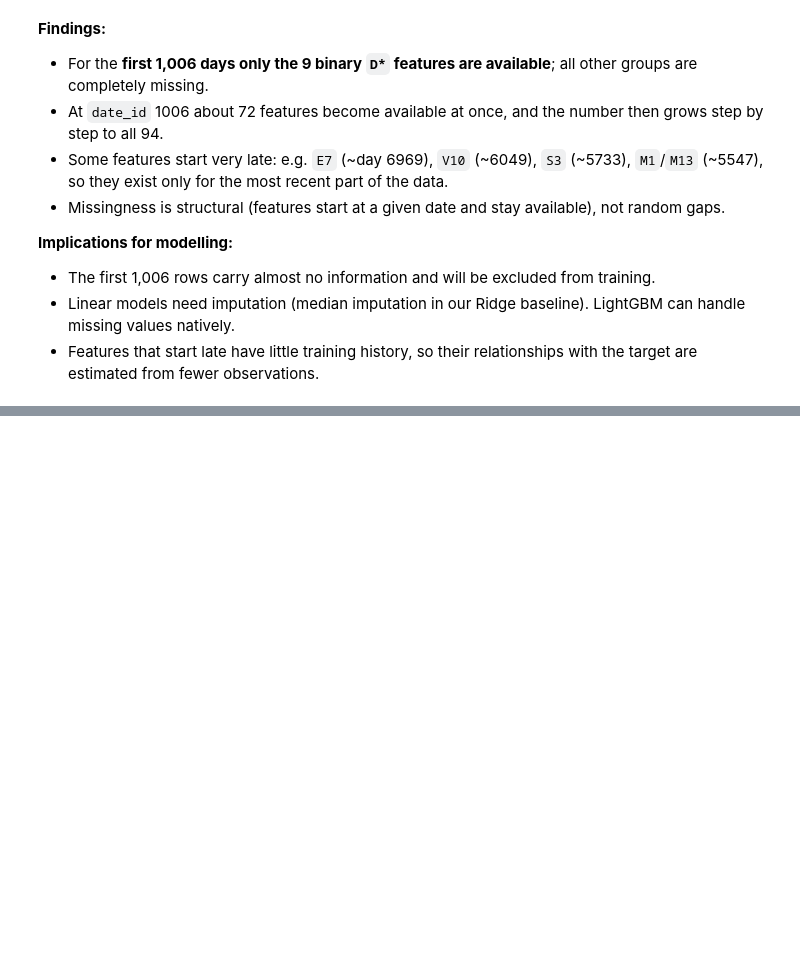
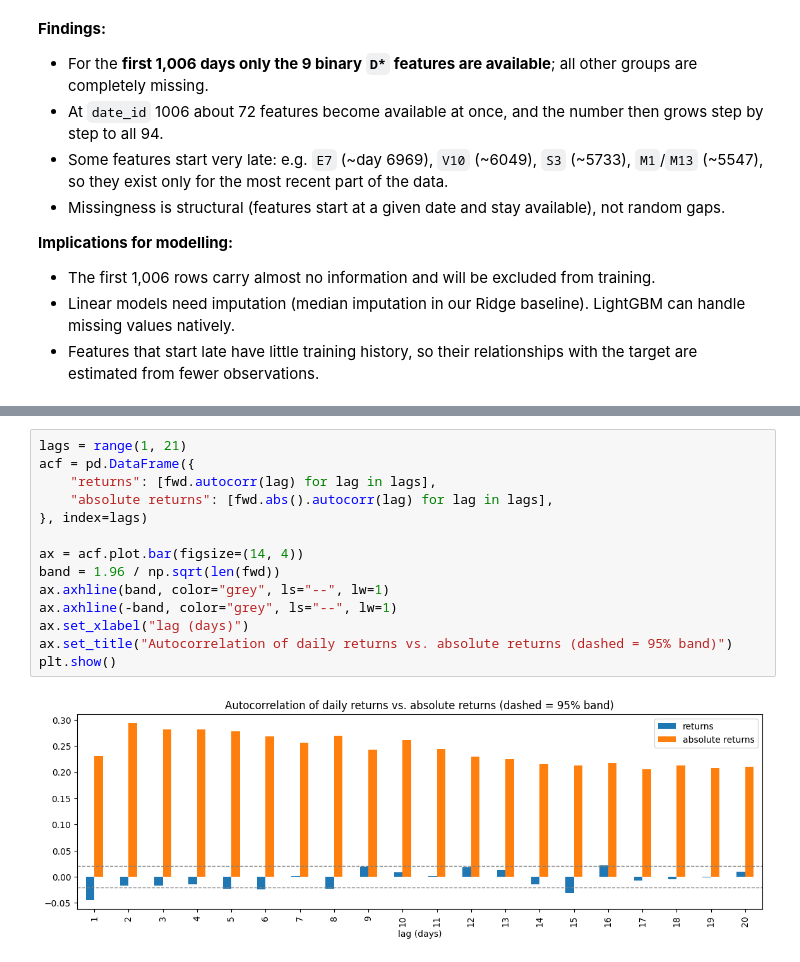
Before and after one commit to ceng313-2026/GROUP59_CENG313, a Jupyter notebook: assignment1_eda_baseline.ipynb, the cells around one changed output, grey strips where cells are left out. Drawn from its saved outputs; the diff is of its cells as text; blank space fills up the shorter version.

```diff
--- a/assignment1_eda_baseline.ipynb
+++ b/assignment1_eda_baseline.ipynb
@@ -160,0 +216,16 @@ plt.show()
+# %%
+lags = range(1, 21)
+acf = pd.DataFrame({
+    "returns": [fwd.autocorr(lag) for lag in lags],
+    "absolute returns": [fwd.abs().autocorr(lag) for lag in lags],
+}, index=lags)
+
+ax = acf.plot.bar(figsize=(14, 4))
+band = 1.96 / np.sqrt(len(fwd))
+ax.axhline(band, color="grey", ls="--", lw=1)
+ax.axhline(-band, color="grey", ls="--", lw=1)
+ax.set_xlabel("lag (days)")
+ax.set_title("Autocorrelation of daily returns vs. absolute returns (dashed = 95% band)")
+plt.show()
+# %% [output]
+[figure, added]
```
Also changed, not shown: parts of 9 cells of this notebook.
